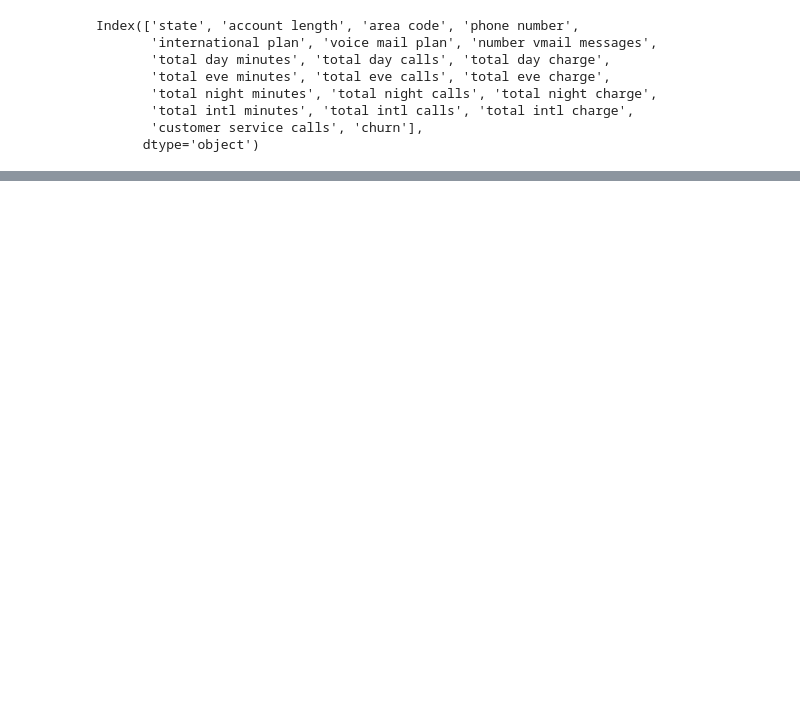
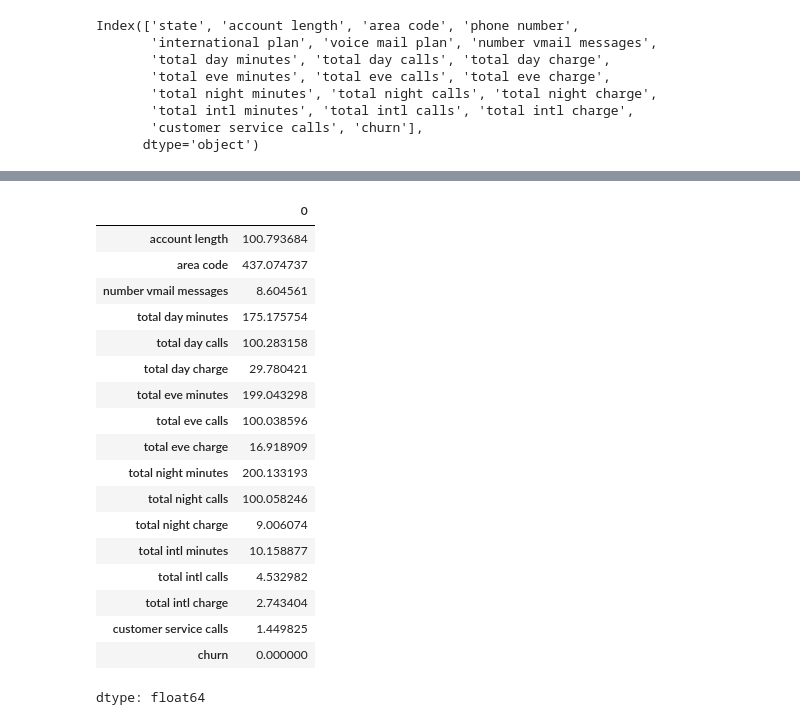
Before and after one commit to ScriptSherpa/python-and-ds, a Jupyter notebook: iguru03(EDA).ipynb, the cells around one changed output, grey strips where cells are left out. Cells and saved outputs as stored; diff of their text form; code cells hidden in the pictures; blank space fills up the shorter version.

```diff
--- a/iguru03(EDA).ipynb
+++ b/iguru03(EDA).ipynb
@@ -227,0 +180,22 @@ AttributeError: 'DataFrame' object has no attribute 'duplicate'
+# %%
+data[data['churn']==0].mean(numeric_only = True)
+# %% [output]
+|  | 0 |
+| account length | 100.793684 |
+| area code | 437.074737 |
+| number vmail messages | 8.604561 |
+| total day minutes | 175.175754 |
+| total day calls | 100.283158 |
+| total day charge | 29.780421 |
+| total eve minutes | 199.043298 |
+| total eve calls | 100.038596 |
+| total eve charge | 16.918909 |
+| total night minutes | 200.133193 |
+| total night calls | 100.058246 |
+| total night charge | 9.006074 |
+| total intl minutes | 10.158877 |
+| total intl calls | 4.532982 |
+| total intl charge | 2.743404 |
+| customer service calls | 1.449825 |
+| churn | 0.000000 |
+dtype: float64
```
Also changed, not shown: parts of 31 cells of this notebook.
